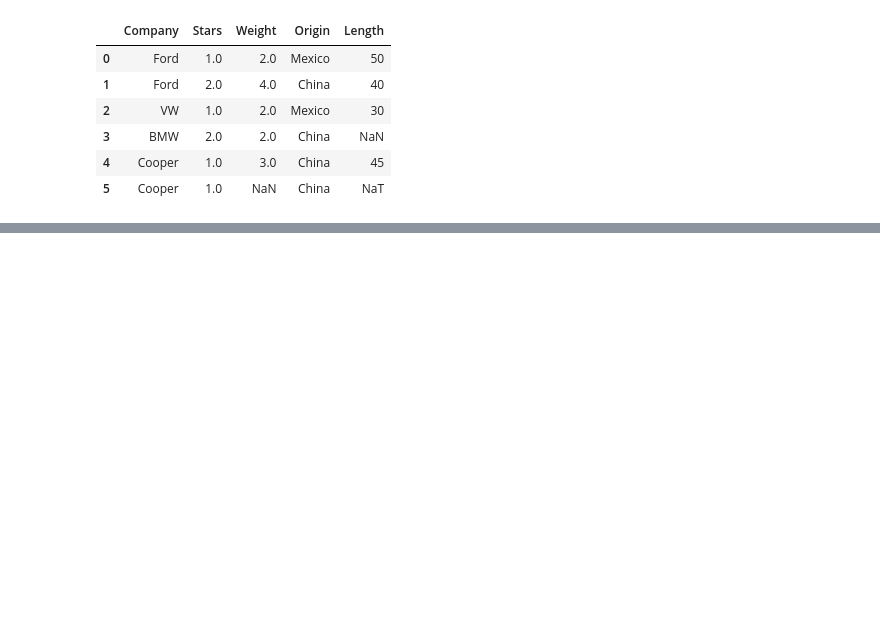
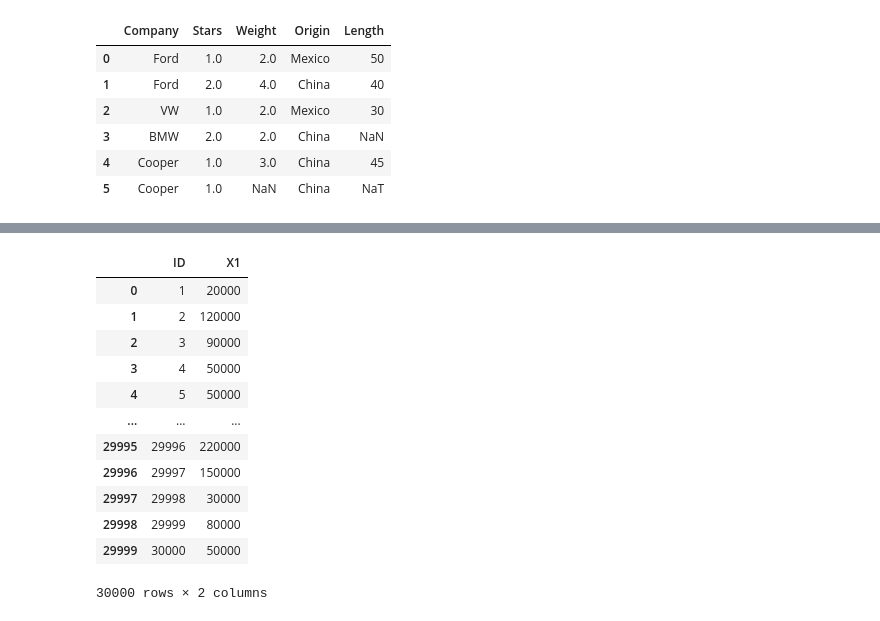
Before and after one commit to PosgradoMNA/actividades-de-aprendizaje-JuanMelendres, a Jupyter notebook: Semana_3.ipynb, the cells around one changed output, grey strips where cells are left out. Saved outputs shown, nothing was run; the diff lists cells and outputs as text; code cells hidden in the pictures; blank space fills up the shorter version.

```diff
--- a/Semana_3.ipynb
+++ b/Semana_3.ipynb
@@ -204,0 +300,19 @@ ndf8
+# %%
+# Eliminaremos las columnas en donde hace falta al menos un elemento.
+ndf_col = df.copy()
+ndf_col.dropna(axis = 1, inplace = True) # Axis 1 es para columnas || Axis 0 es para filas
+ndf_col
+# %% [output]
+|  | ID | X1 |
+| 0 | 1 | 20000 |
+| 1 | 2 | 120000 |
+| 2 | 3 | 90000 |
+| 3 | 4 | 50000 |
+| 4 | 5 | 50000 |
+| ... | ... | ... |
+| 29995 | 29996 | 220000 |
+| 29996 | 29997 | 150000 |
+| 29997 | 29998 | 30000 |
+| 29998 | 29999 | 80000 |
+| 29999 | 30000 | 50000 |
+30000 rows × 2 columns
```
Also changed, not shown: parts of 64 cells of this notebook.
